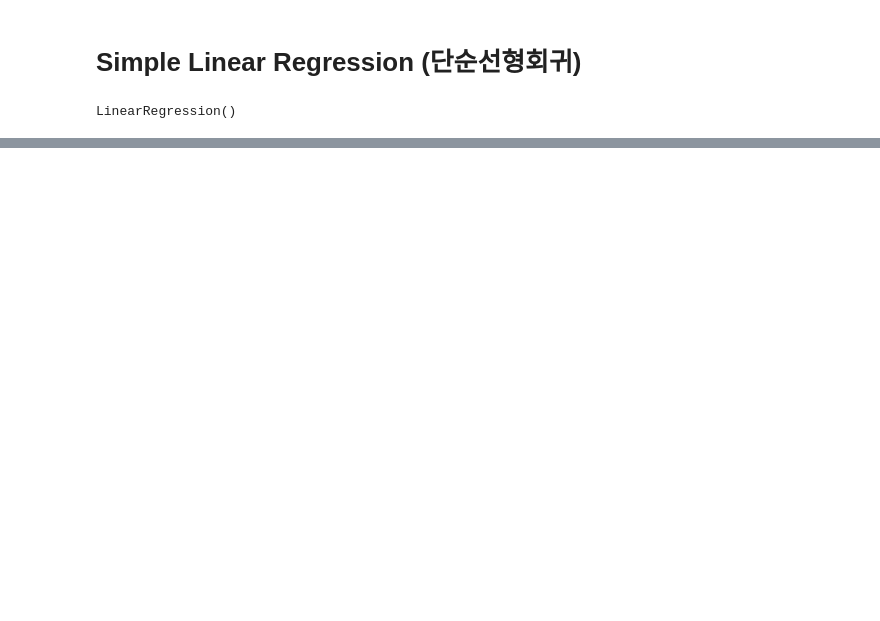
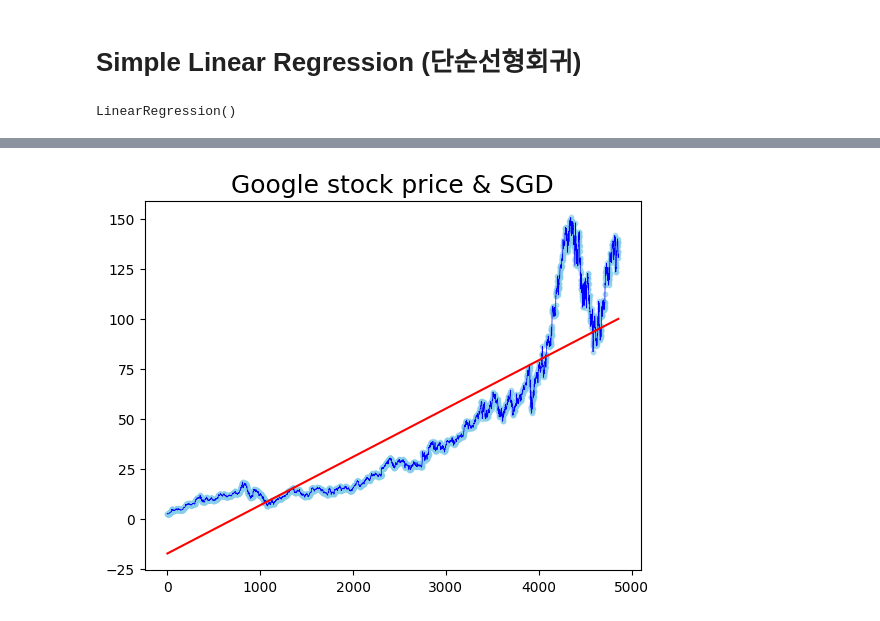
Before and after one commit to 2domi/GitHub_repository, a Jupyter notebook: 거친코딩머신러닝/Regular_Expression/Expression_Practice.ipynb, the cells around one changed output, grey strips where cells are left out. Cells and saved outputs as stored; diff of their text form; code cells hidden in the pictures; blank space fills up the shorter version.

```diff
--- a/거친코딩머신러닝/Regular_Expression/Expression_Practice.ipynb
+++ b/거친코딩머신러닝/Regular_Expression/Expression_Practice.ipynb
@@ -76,0 +105,4 @@ plt.plot(x,SLR.predict(x),
+# %%
+scaler = StandardScaler()
+x_train_scaled = scaler.fit_transform(x_train)
+x_scaled = scaler.transform(x)
@@ -76,0 +114,15 @@ plt.plot(x,SLR.predict(x),
+# %%
+plt.scatter(x, y,
+                  color="skyblue",
+                  marker="o",
+                  alpha=0.6,
+                  s=10)
+plt.plot(x, y,
+                  color="blue",
+                  linewidth=0.5)
+plt.plot(x,SGD.predict(x_scaled),
+             color="red")
+plt.title("Google stock price & SGD", fontsize=18)
+plt.show()
+# %% [output]
+[figure, added]
```
Also changed, not shown: parts of 10 cells of this notebook.
